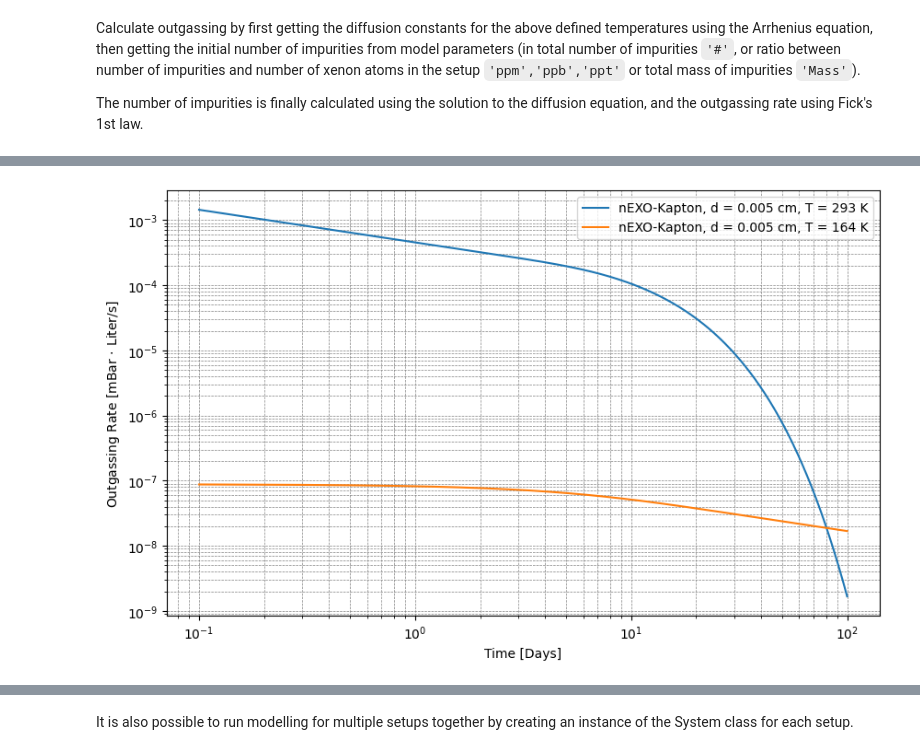
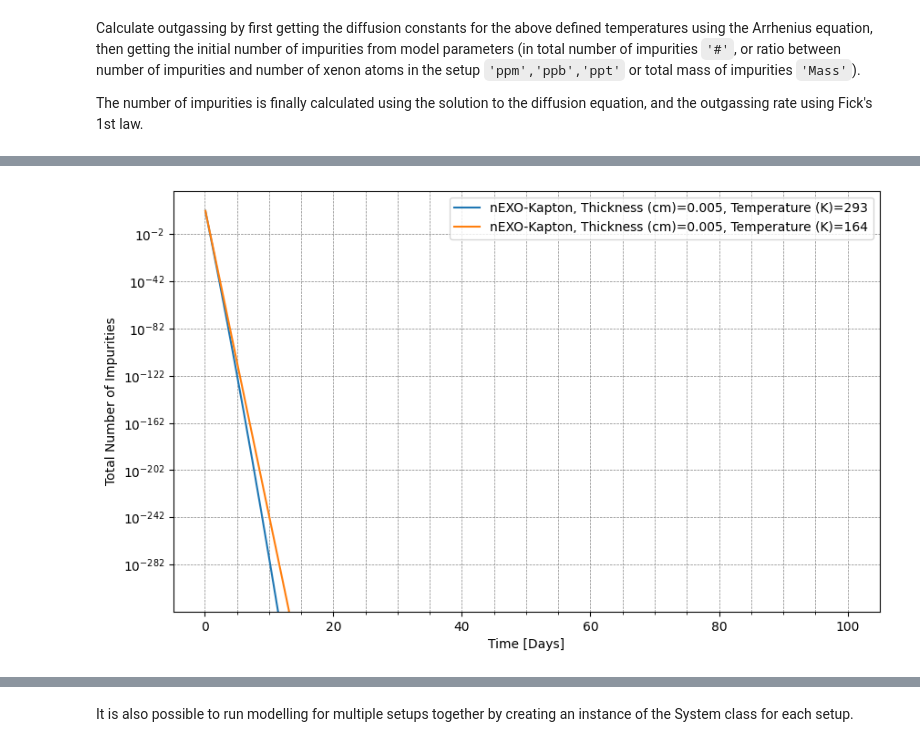
Before and after one commit to antoine-amy/Electronegative_impurities, a Jupyter notebook: Impurities_models.ipynb, the cells around one changed output, grey strips where cells are left out. Drawn from its saved outputs; the diff is of its cells as text; code cells hidden in the pictures.

```diff
--- a/Impurities_models.ipynb
+++ b/Impurities_models.ipynb
@@ -150,32 +110,25 @@ plt.show()
-# %%
-# Create the plot for the outgassing rates.
-fig, ax = plt.subplots(figsize=(10, 6))
-ax.set_xlabel("Time [Days]")
-ax.set_ylabel(r"Outgassing Rate [mBar$\,\cdot\,$Liter/s]")
-# ax.set_ylim(1e-18, 1e-10)
-ax.set_yscale("log")
-ax.set_xscale("log")
-ax.grid(which="both", linestyle="--", linewidth=0.5, color="gray")
-ax.minorticks_on()
-
-# Plot data
-for dataset in [S1]:
-    # Check if dataset.time has only one sublist
-    if len(dataset.time) == 1:
-        # Replicate the time data for each set of impurities
-        time_data = [dataset.time[0] for _ in dataset.flow_rate]
-    else:
-        time_data = dataset.time
-
-    for time, flow_rate, label in zip(time_data, dataset.flow_rate, dataset.labels):
-        # Convert time from seconds to days
-        # time_in_days = [t / 86400 for t in time]
-        plt.plot(time, flow_rate, label=label)
-
-
-# Set legend and adjust layout
-ax.legend()
-# plt.tight_layout()
-plt.show()
-# %% [output]
-[figure, removed]
+# %%
+plt.figure(figsize=(10, 6))
+plt.xlabel("Time [Days]")
+plt.ylabel("Total Number of Impurities")
+plt.yscale("log")
+plt.grid(which="both", linestyle="--", linewidth=0.5, color="gray")
+plt.minorticks_on()
+
+# Iterating through the dataset
+for time_data, impurities, temperature in zip(
+    (
+        Nexo_kapton.time
+        if len(Nexo_kapton.time) > 1
+        else [Nexo_kapton.time[0]] * len(Nexo_kapton.impurities)
+    ),
+    Nexo_kapton.impurities,
+    Nexo_kapton.temperatures,
+):
+    label = f"{Nexo_kapton.version}, Thickness (cm)={Nexo_kapton.thickness}, Temperature (K)={temperature}"
+    plt.plot(time_data, impurities, label=label)
+
+plt.legend()
+plt.show()
+# %% [output]
+[figure, added]
```
Also changed, not shown: parts of 10 cells of this notebook, 2 other files.
